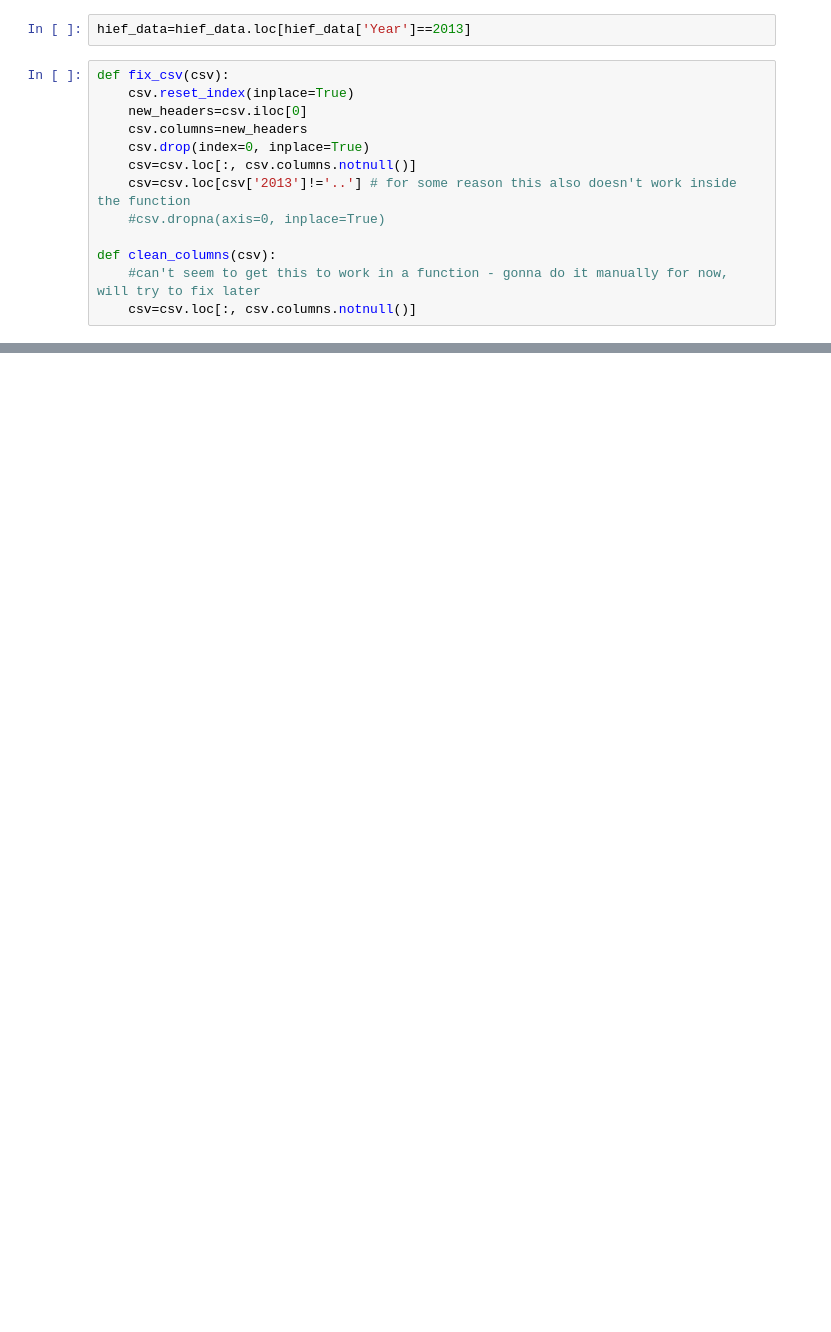
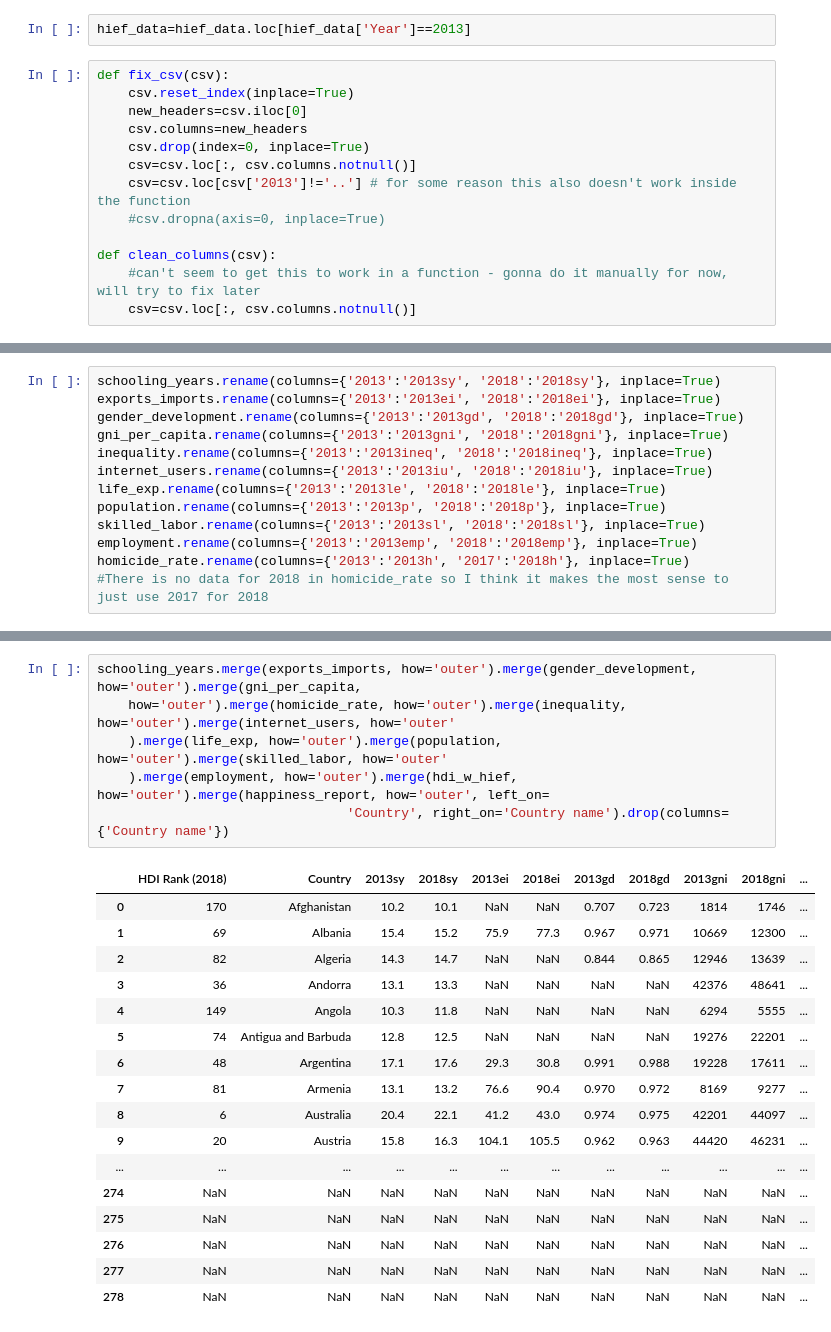
Before and after one commit to cxcollins/OMIS114_final, a Jupyter notebook: OMIS114 Final Notebook.ipynb, the cells around one changed output, grey strips where cells are left out. Cells and saved outputs as stored; diff of their text form; blank space fills up the shorter version.

```diff
--- a/OMIS114 Final Notebook.ipynb
+++ b/OMIS114 Final Notebook.ipynb
@@ -98,0 +65,13 @@ employment
+# %%
+schooling_years.rename(columns={'2013':'2013sy', '2018':'2018sy'}, inplace=True)
+exports_imports.rename(columns={'2013':'2013ei', '2018':'2018ei'}, inplace=True)
+gender_development.rename(columns={'2013':'2013gd', '2018':'2018gd'}, inplace=True)
+gni_per_capita.rename(columns={'2013':'2013gni', '2018':'2018gni'}, inplace=True)
+inequality.rename(columns={'2013':'2013ineq', '2018':'2018ineq'}, inplace=True)
+internet_users.rename(columns={'2013':'2013iu', '2018':'2018iu'}, inplace=True)
+life_exp.rename(columns={'2013':'2013le', '2018':'2018le'}, inplace=True)
+population.rename(columns={'2013':'2013p', '2018':'2018p'}, inplace=True)
+skilled_labor.rename(columns={'2013':'2013sl', '2018':'2018sl'}, inplace=True)
+employment.rename(columns={'2013':'2013emp', '2018':'2018emp'}, inplace=True)
+homicide_rate.rename(columns={'2013':'2013h', '2017':'2018h'}, inplace=True)
+#There is no data for 2018 in homicide_rate so I think it makes the most sense to just use 2017 for 2018
@@ -98,0 +131,24 @@ employment
+# %%
+schooling_years.merge(exports_imports, how='outer').merge(gender_development, how='outer').merge(gni_per_capita,
+    how='outer').merge(homicide_rate, how='outer').merge(inequality, how='outer').merge(internet_users, how='outer'
+    ).merge(life_exp, how='outer').merge(population, how='outer').merge(skilled_labor, how='outer'
+    ).merge(employment, how='outer').merge(hdi_w_hief, how='outer').merge(happiness_report, how='outer', left_on=
+                                'Country', right_on='Country name').drop(columns={'Country name'})
+# %% [output]
+|  | HDI Rank (2018) | Country | 2013sy | 2018sy | 2013ei | 2018ei | 2013gd | 2018gd | 2013gni | 2018gni | ... |
+| 0 | 170 | Afghanistan | 10.2 | 10.1 | NaN | NaN | 0.707 | 0.723 | 1814 | 1746 | ... |
+| 1 | 69 | Albania | 15.4 | 15.2 | 75.9 | 77.3 | 0.967 | 0.971 | 10669 | 12300 | ... |
+| 2 | 82 | Algeria | 14.3 | 14.7 | NaN | NaN | 0.844 | 0.865 | 12946 | 13639 | ... |
+| 3 | 36 | Andorra | 13.1 | 13.3 | NaN | NaN | NaN | NaN | 42376 | 48641 | ... |
+| 4 | 149 | Angola | 10.3 | 11.8 | NaN | NaN | NaN | NaN | 6294 | 5555 | ... |
+| 5 | 74 | Antigua and Barbuda | 12.8 | 12.5 | NaN | NaN | NaN | NaN | 19276 | 22201 | ... |
+| 6 | 48 | Argentina | 17.1 | 17.6 | 29.3 | 30.8 | 0.991 | 0.988 | 19228 | 17611 | ... |
+| 7 | 81 | Armenia | 13.1 | 13.2 | 76.6 | 90.4 | 0.970 | 0.972 | 8169 | 9277 | ... |
+| 8 | 6 | Australia | 20.4 | 22.1 | 41.2 | 43.0 | 0.974 | 0.975 | 42201 | 44097 | ... |
+| 9 | 20 | Austria | 15.8 | 16.3 | 104.1 | 105.5 | 0.962 | 0.963 | 44420 | 46231 | ... |
+| ... | ... | ... | ... | ... | ... | ... | ... | ... | ... | ... | ... |
+| 274 | NaN | NaN | NaN | NaN | NaN | NaN | NaN | NaN | NaN | NaN | ... |
+| 275 | NaN | NaN | NaN | NaN | NaN | NaN | NaN | NaN | NaN | NaN | ... |
+| 276 | NaN | NaN | NaN | NaN | NaN | NaN | NaN | NaN | NaN | NaN | ... |
+| 277 | NaN | NaN | NaN | NaN | NaN | NaN | NaN | NaN | NaN | NaN | ... |
+| 278 | NaN | NaN | NaN | NaN | NaN | NaN | NaN | NaN | NaN | NaN | ... |
```
Also changed, not shown: parts of 13 cells of this notebook.
